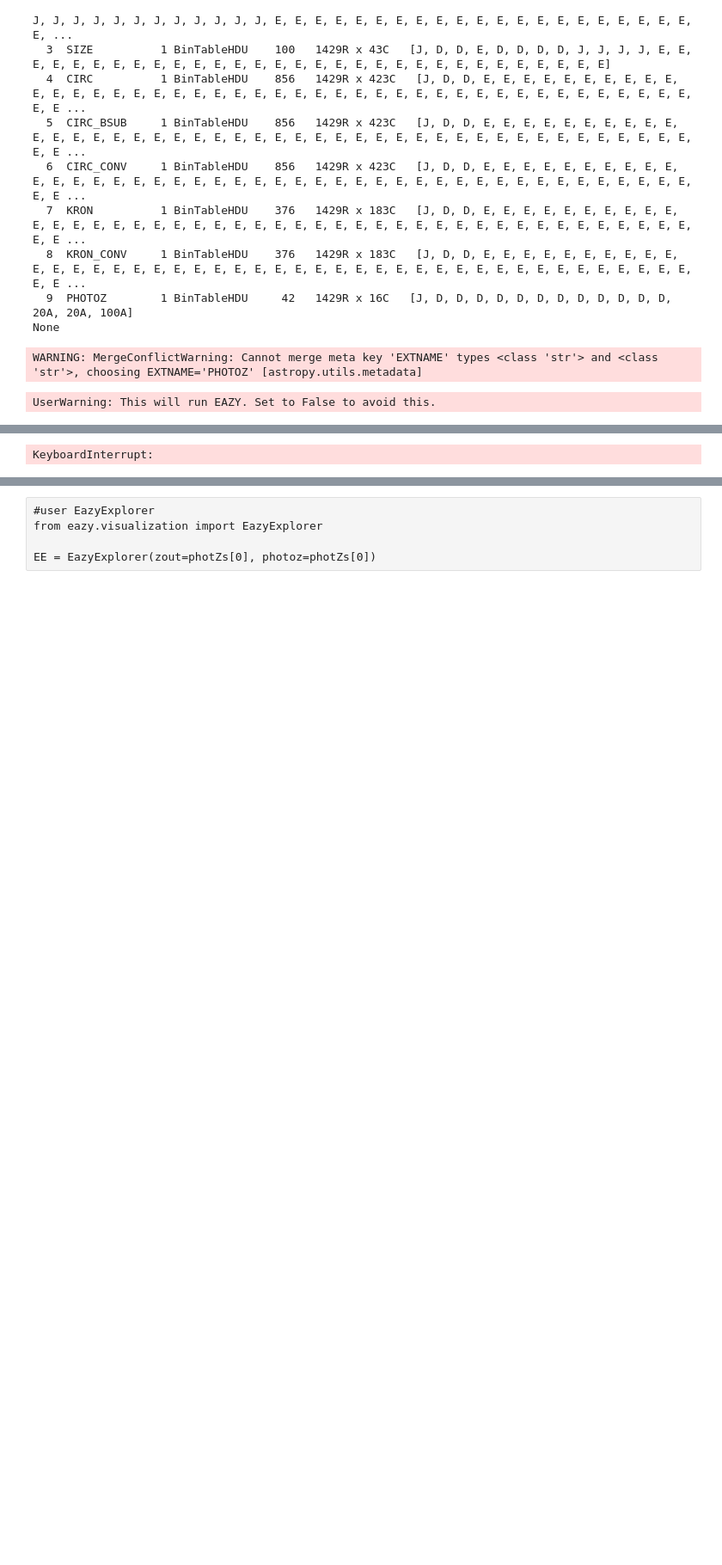
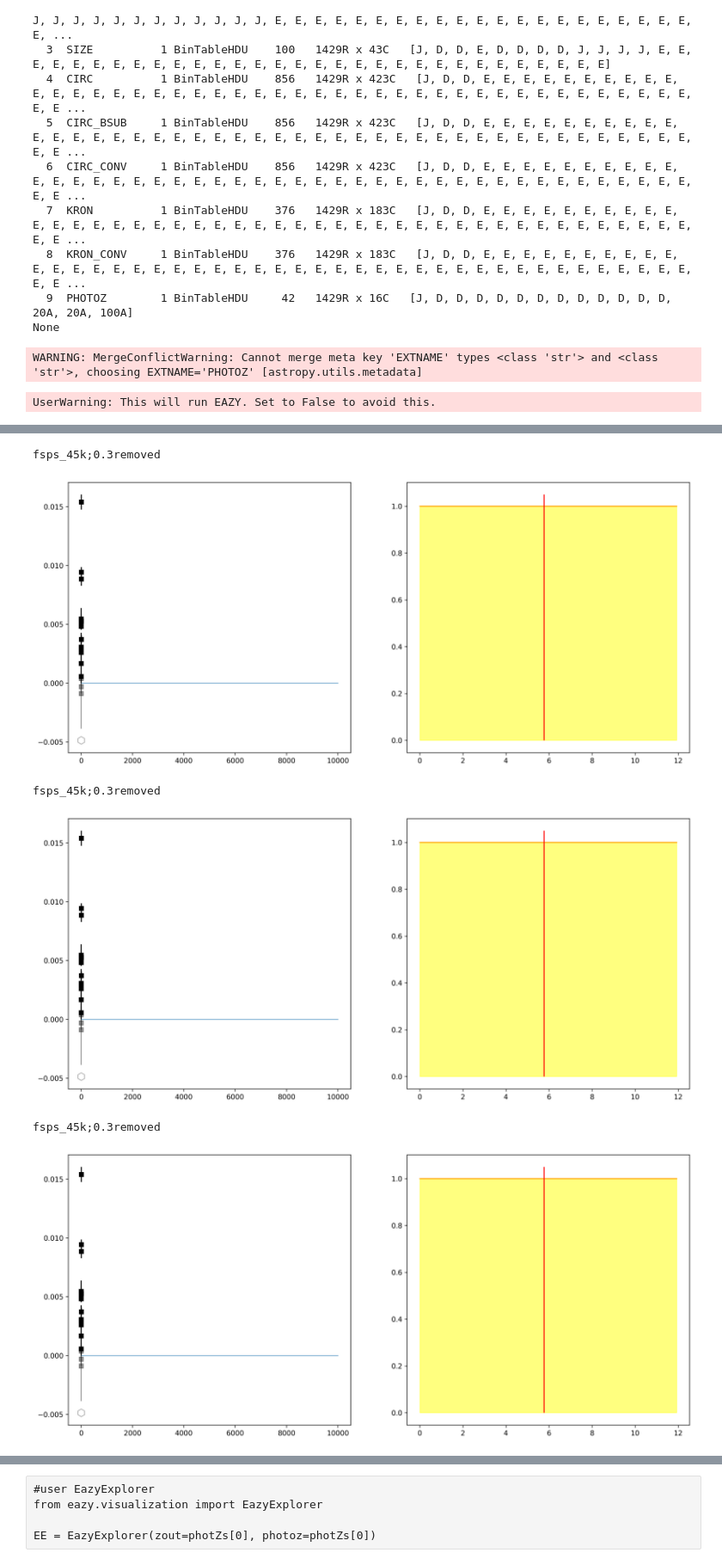
Before and after one commit to Tutbjun/EAZY_templates_comparrison_pipeline, a Jupyter notebook: src/main.ipynb, the cells around one changed output, grey strips where cells are left out. Shown at 86% size. Saved outputs shown, nothing was run; the diff lists cells and outputs as text; code cells hidden in the pictures; blank space fills up the shorter version.

```diff
--- a/src/main.ipynb
+++ b/src/main.ipynb
@@ -304,7 +317,7 @@ for tpath, opath, oname in zip(templ_paths, out_paths, out_names):
 UserWarning: This will run EAZY. Set to False to avoid this.
 # %%
 #find latest runTime in folder:
-runtimeNum = -2
+runtimeNum = -1
 runTimes = np.sort([int(f.split('_')[-1]) for f in os.listdir('eazy-output') if f != '.gitignore'])
 runTimes = np.unique(runTimes)
 runTime = int(runTimes[runtimeNum])
@@ -335,16 +336,0 @@ del ftempl, outpath
-# %%
-##################### READ REDSHIFT OUTPUT #####################
-redshiftSets = {}
-for key in rawSets.keys():
-    tbl = rawSets[key]
-    data = {}
-    data['ID'] = tbl['id']
-    data['z_spec'] = tbl['z_spec']
-    data['z_phot'] = tbl['z_phot']
-    data['z_phot_chi2'] = tbl['z_phot_chi2']
-    data['z_phot_risk'] = tbl['z_phot_risk']
-    redshiftSets[key] = Table(
-        data = [d for d in data.values()],
-        names = [d for d in data.keys()]
-    )
-del key, tbl, data
@@ -580,21 +619,28 @@ for mode in ['default', 'modified']:
 #TODO: both print it out here and make a latex table for the paper
 # %%
 ##################### PLOT RESTFRAME SEDS #####################
-for key,pz in photZs.items():
+for key_in,pz_in,key_out,pz_out in zip(photZs['input'].keys(), photZs['input'].values(), photZs['output'].keys(), photZs['output'].values()):
     print(key)
 
 
-
-    fig, data = pz.show_fit(id=id_cat, add_label=True, axes=axs,
+    id_cat = pz_in.cat['ID'][0]
+    fig, axs = plt.subplots(1, 2, figsize=(16, 7), dpi=300)
+    fig, data = pz_in.show_fit(id=id_cat, add_label=True, axes=axs,
         show_components=False,
-        zshow=z_phot,
-        xlim=[0.1, 10.0],
+        #zshow=z_phot,
+        #xlim=[0.1, 10.0],
         showpz=True, logpz=True, zr=[0, 12],
         show_missing=True,
         show_stars=False, snr_thresh=1.0,
         show_fnu=True)#maglim=[])
+    plt.show()
 # %% [output]
-KeyboardInterrupt:
+fsps_45k;0.3removed
+[figure, added]
+fsps_45k;0.3removed
+[figure, added]
+fsps_45k;0.3removed
+[figure, added]
 # %%
 ##################### PLOT RESTFRAME SEDS ##################### DOES NOT WORK SINCE THERE IS NO TRANSLATION FROM ZOUT FILTER VALUES TO WAVELENGTHS :(
 #! WIP
```
Also changed, not shown: parts of 11 cells of this notebook.
